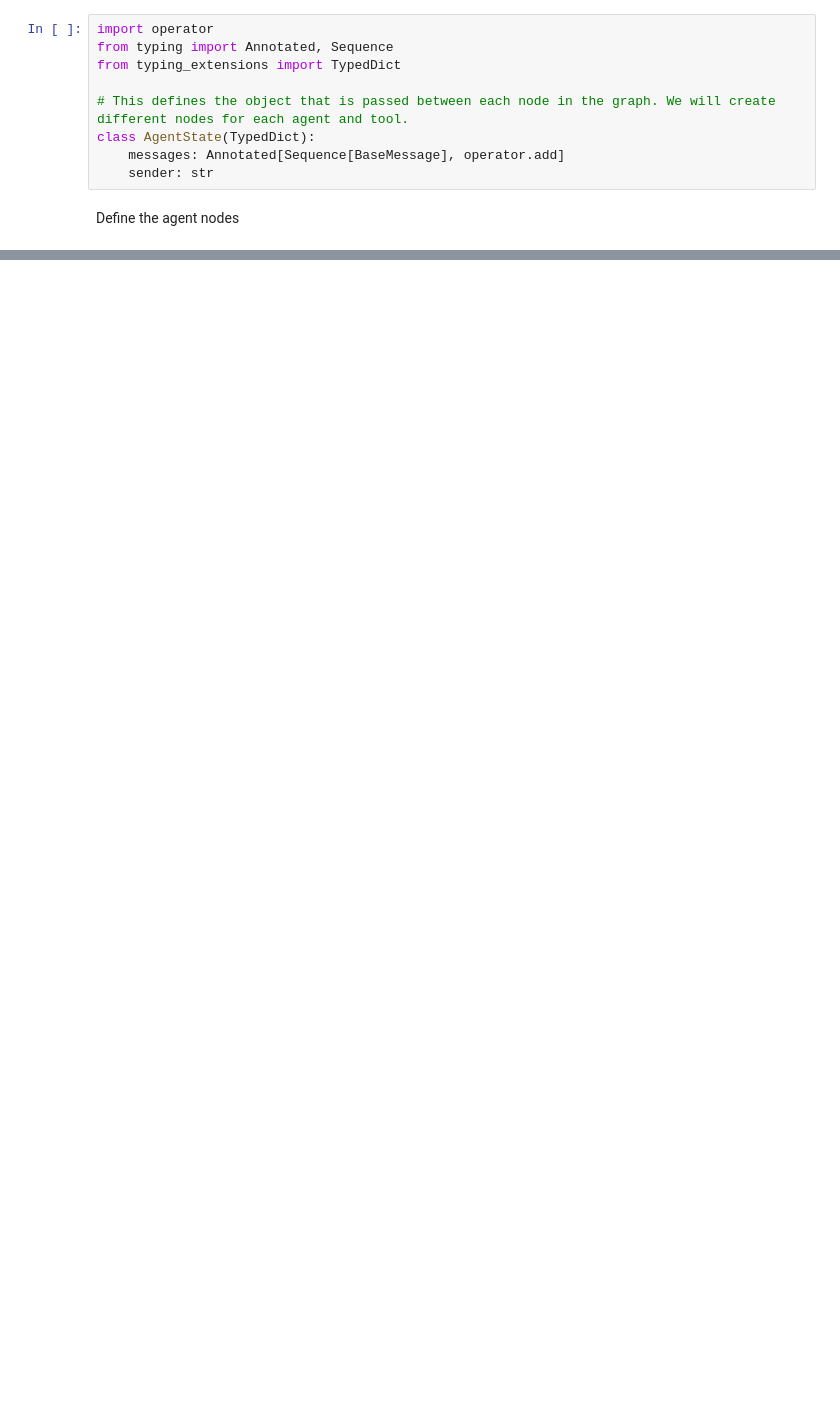
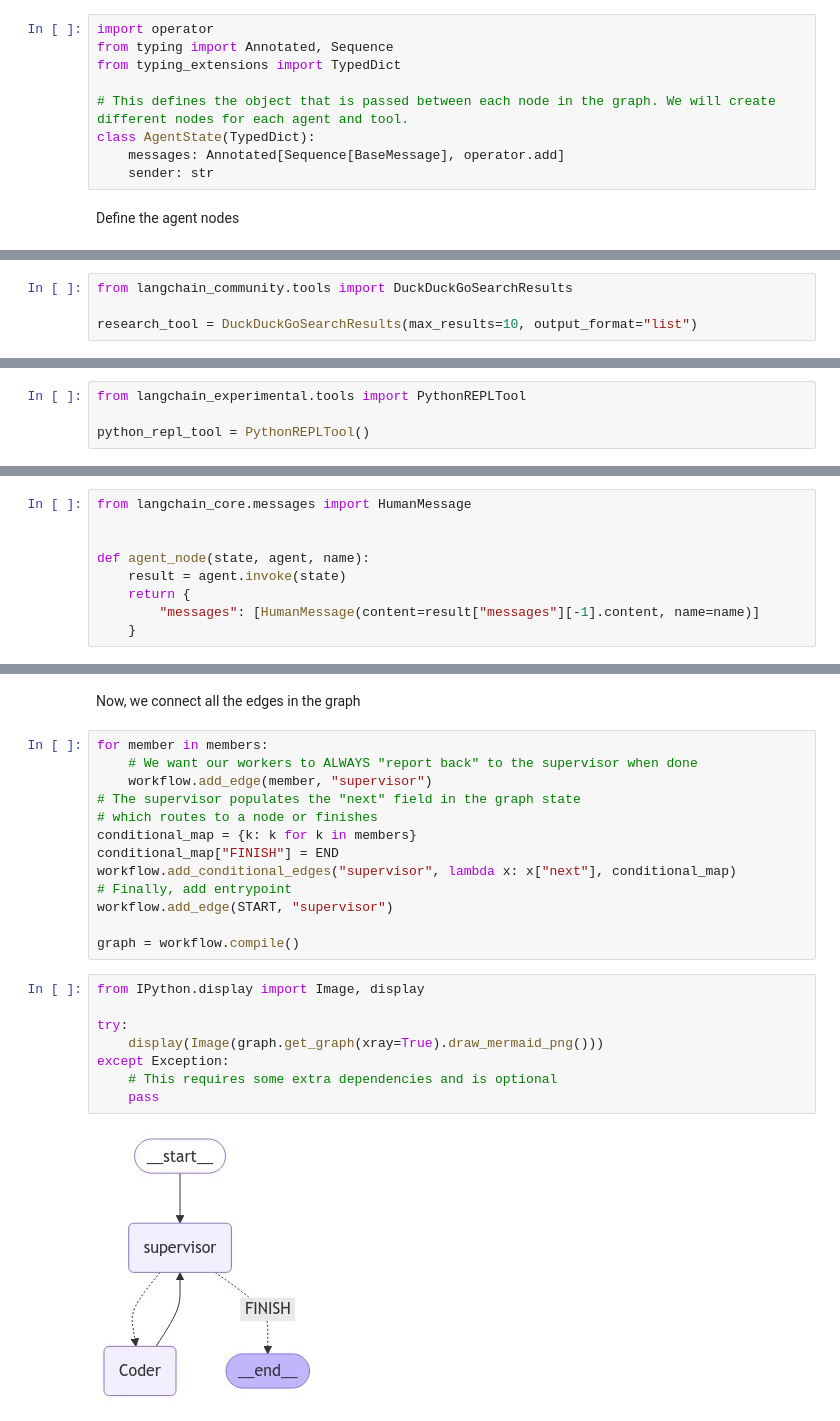
Before and after one commit to AlejandroTorresMunoz/RAGCourse, a Jupyter notebook: Module 3 - RAG and Agents/3.2 RAG Agent.ipynb, the cells around one changed output, grey strips where cells are left out. Saved outputs shown, nothing was run; the diff lists cells and outputs as text; blank space fills up the shorter version.

```diff
--- a/Module 3 - RAG and Agents/3.2 RAG Agent.ipynb
+++ b/Module 3 - RAG and Agents/3.2 RAG Agent.ipynb
@@ -412,0 +508,4 @@ char_node = functools.partial(agent_node, agent=chart_agent, name="char_generato
+# %%
+from langchain_community.tools import DuckDuckGoSearchResults
+
+research_tool = DuckDuckGoSearchResults(max_results=10, output_format="list")
@@ -412,0 +514,4 @@ char_node = functools.partial(agent_node, agent=chart_agent, name="char_generato
+# %%
+from langchain_experimental.tools import PythonREPLTool
+
+python_repl_tool = PythonREPLTool()
@@ -412,0 +520,9 @@ char_node = functools.partial(agent_node, agent=chart_agent, name="char_generato
+# %%
+from langchain_core.messages import HumanMessage
+
+
+def agent_node(state, agent, name):
+    result = agent.invoke(state)
+    return {
+        "messages": [HumanMessage(content=result["messages"][-1].content, name=name)]
+    }
@@ -412,0 +618,25 @@ char_node = functools.partial(agent_node, agent=chart_agent, name="char_generato
+# %% [markdown]
+Now, we connect all the edges in the graph
+# %%
+for member in members:
+    # We want our workers to ALWAYS "report back" to the supervisor when done
+    workflow.add_edge(member, "supervisor")
+# The supervisor populates the "next" field in the graph state
+# which routes to a node or finishes
+conditional_map = {k: k for k in members}
+conditional_map["FINISH"] = END
+workflow.add_conditional_edges("supervisor", lambda x: x["next"], conditional_map)
+# Finally, add entrypoint
+workflow.add_edge(START, "supervisor")
+
+graph = workflow.compile()
+# %%
+from IPython.display import Image, display
+
+try:
+    display(Image(graph.get_graph(xray=True).draw_mermaid_png()))
+except Exception:
+    # This requires some extra dependencies and is optional
+    pass
+# %% [output]
+[figure, added]
```
Also changed, not shown: parts of 31 cells of this notebook, 1 other file.
